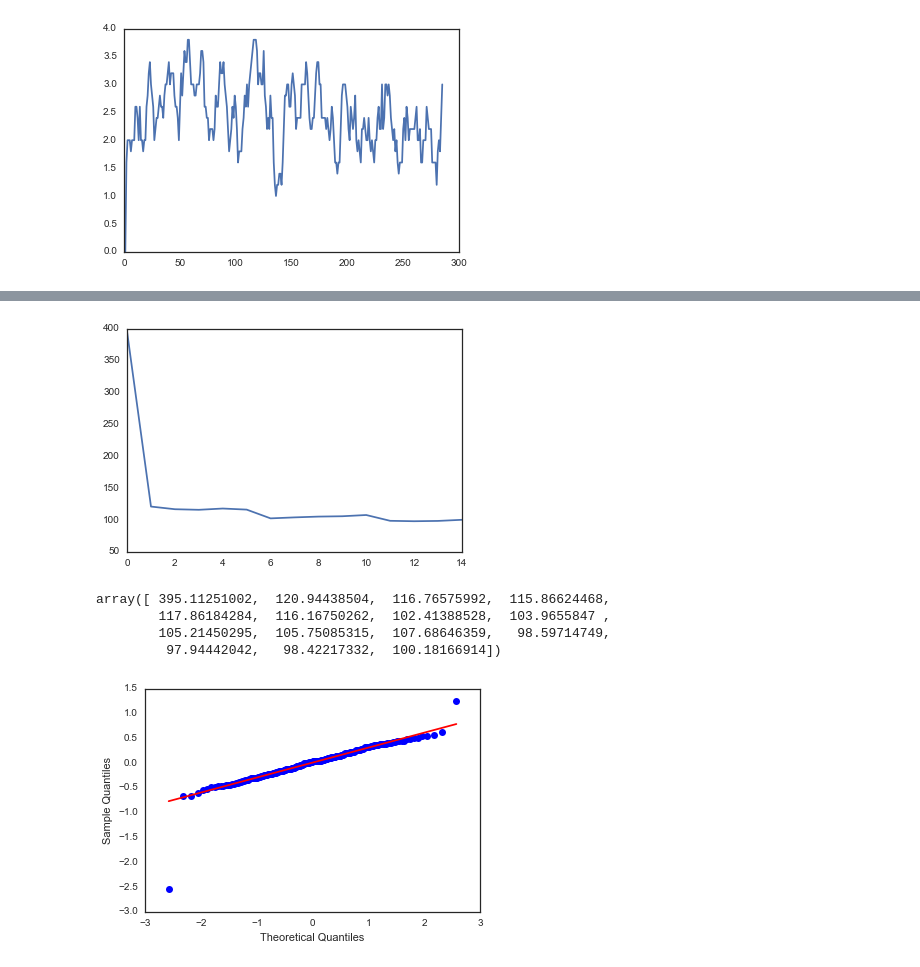
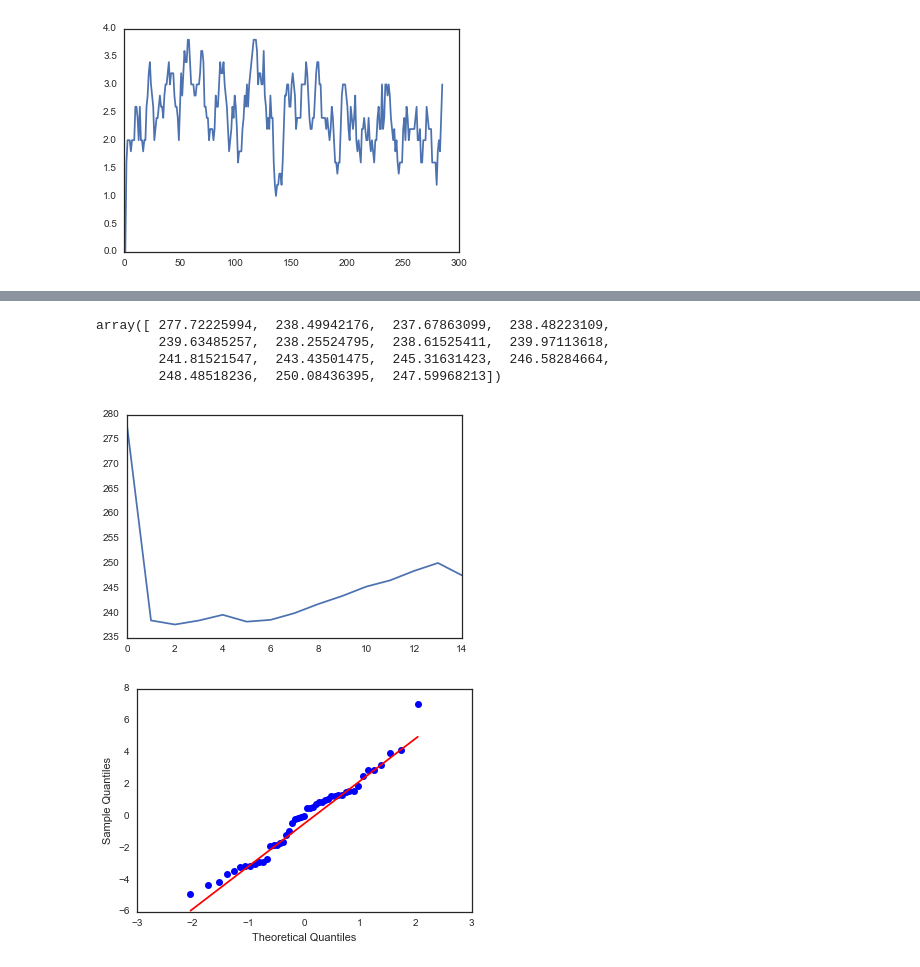
Before and after one commit to AM207Fantasy/am207, a Jupyter notebook: Condition Estimation.ipynb, the cells around one changed output, grey strips where cells are left out. Cells and saved outputs as stored; diff of their text form; code cells hidden in the pictures.

```diff
--- a/Condition Estimation.ipynb
+++ b/Condition Estimation.ipynb
@@ -648,9 +731,0 @@ plot_powspec(PlayerState, "White Noise")
-# %%
-N=1000
-z=np.random.randn(N)
-x=np.zeros(N)
-#we start with x_0=0
-for i in np.arange(1,N,1):
-    x[i] = x[i-1]+z[i]
-plt.plot(x)
-tsaplots.plot_acf(x, lags=40);
@@ -660,4 +731,0 @@ tsaplots.plot_acf(x, lags=40);
-# %%
-x=np.zeros(1000)+1
-plt.plot(x)
-tsaplots.plot_acf(x, lags=40);
@@ -677,0 +747,22 @@ PlayerState_test=  PlayerState[200:]
+# %%
+# First import Kareem's "Points per game" data from 1969-1989
+Kareem        = pd.read_csv('./raw-data/Kareem_All_GameLog.csv')[["PTS"]].replace('Did Not Play','0')
+Kareem['PTS'] = Kareem['PTS'].map(lambda x: Str2float(x))
+Kareem        = Kareem[ Kareem['PTS'].map(lambda x: type(x) is float)]
+
+Kareem   = np.array( Kareem ).astype(float)
+
+PlayerState = Kareem
+# %%
+# In order to see the long term trend
+games=30
+Ave=np.zeros(len(PlayerState)/games)
+i=0
+j=0
+for j in range(len(Ave)):
+    Ave[j]=np.sum(PlayerState[i:i+games])/games
+    i+=games
+    j+=1
+plt.plot(Ave,lw='5')
+tsaplots.plot_acf( Ave  , lags=20);
+tsaplots.plot_pacf( Ave , lags=20);
@@ -678,26 +773,26 @@ PlayerState_test=  PlayerState[200:]
 # %%
+PlayerState_train = Ave[:47]
+PlayerState_test = Ave[47:]
 aics=np.zeros(15)
 orders=range(15)
 fits=[]
 for j in orders:
     fit=sm.tsa.ARMA(PlayerState_train, (j,0)).fit(method="mle")
     fits.append(fit)
     aics[j]=fit.aic
 plt.plot(orders, aics);
+aics
 # %% [output]
+array([ 277.72225994,  238.49942176,  237.67863099,  238.48223109,
+        239.63485257,  238.25524795,  238.61525411,  239.97113618,
+        241.81521547,  243.43501475,  245.31631423,  246.58284664,
+        248.48518236,  250.08436395,  247.59968213])
-[figure, old version]
+[figure, new version]
-# %%
-aics
-# %% [output]
-array([ 395.11251002,  120.94438504,  116.76575992,  115.86624468,
-        117.86184284,  116.16750262,  102.41388528,  103.9655847 ,
-        105.21450295,  105.75085315,  107.68646359,   98.59714749,
-         97.94442042,   98.42217332,  100.18166914])
 # %%
 from statsmodels.graphics.api import qqplot
 qqplot(fits[10].resid,line='q');
 # %% [output]
-[figure, old version]
+[figure, new version]
 # %%
 fits[10].summary()
 # %% [output]
```
Also changed, not shown: parts of 37 cells of this notebook.
